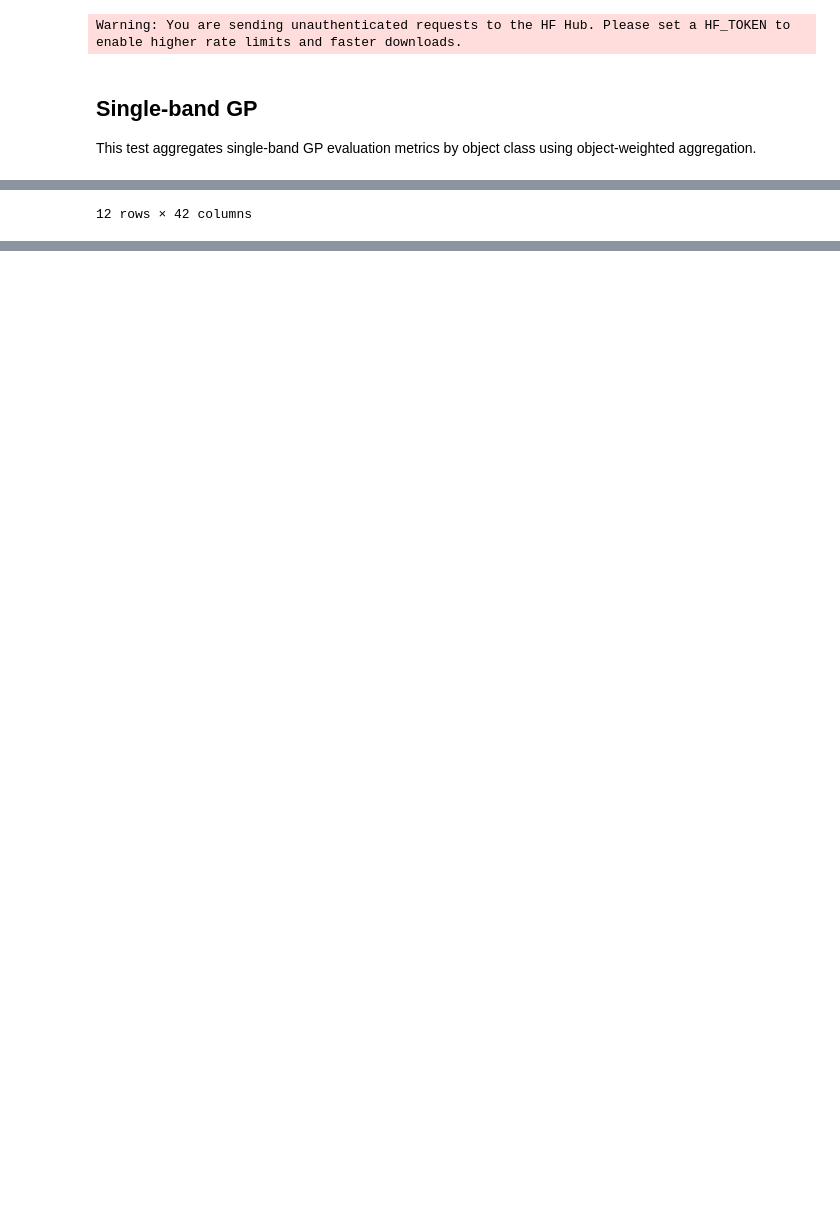
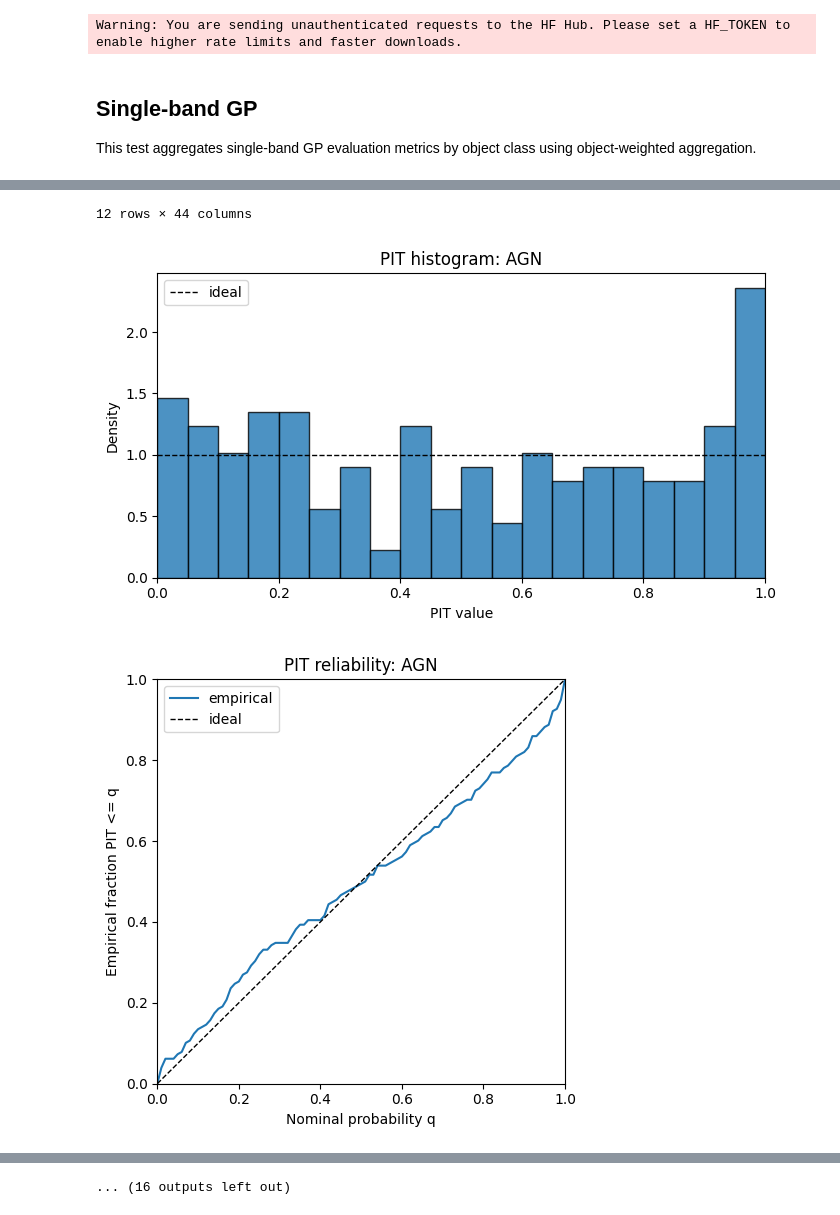
Before and after one commit to xinyi-BPC/multiband-gp, a Jupyter notebook: per_class_test.ipynb, the cells around one changed output, grey strips where cells are left out. Cells and saved outputs as stored; diff of their text form; code cells hidden in the pictures; blank space fills up the shorter version.

```diff
--- a/per_class_test.ipynb
+++ b/per_class_test.ipynb
@@ -67,6 +67,7 @@ class_summary = summarize_single_band_gp_class_metrics(
     object_results,
     output_path="single_band_gp_class_summary.csv",
     print_table=True,
+    plot_pit=True,
 )
 
 class_summary
@@ -106,14 +107,16 @@ You might also want to scale the data as shown in:
 |  | class | n_objects | n_objects_skipped_small_flux | min_object_flux_scale | n_target_train_mean | ... |
 | 0 | AGN | 27 | 0 | 0.000001 | 23.925926 | ... |
 | 1 | EB | 24 | 0 | 0.000001 | 31.416667 | ... |
 | 2 | KN | 9 | 1 | 0.000001 | 17.777778 | ... |
 | 3 | M-dwarf | 39 | 0 | 0.000001 | 31.538462 | ... |
 | 4 | RRL | 5 | 0 | 0.000001 | 36.000000 | ... |
 | 5 | SLSN-I | 15 | 0 | 0.000001 | 25.866667 | ... |
 | 6 | SNII | 95 | 0 | 0.000001 | 24.715789 | ... |
 | 7 | SNIa | 182 | 0 | 0.000001 | 27.373626 | ... |
 | 8 | SNIa-91bg | 13 | 0 | 0.000001 | 20.461538 | ... |
 | 9 | SNIax | 13 | 0 | 0.000001 | 30.923077 | ... |
 | 10 | SNIbc | 35 | 0 | 0.000001 | 24.828571 | ... |
 | 11 | TDE | 42 | 0 | 0.000001 | 17.523810 | ... |
-12 rows × 42 columns
+12 rows × 44 columns
+[figure, added]
+[figure, added]
@@ -119,0 +129 @@ You might also want to scale the data as shown in:
+... (16 outputs left out)
```
Also changed, not shown: parts of 7 cells of this notebook, 4 other files.
